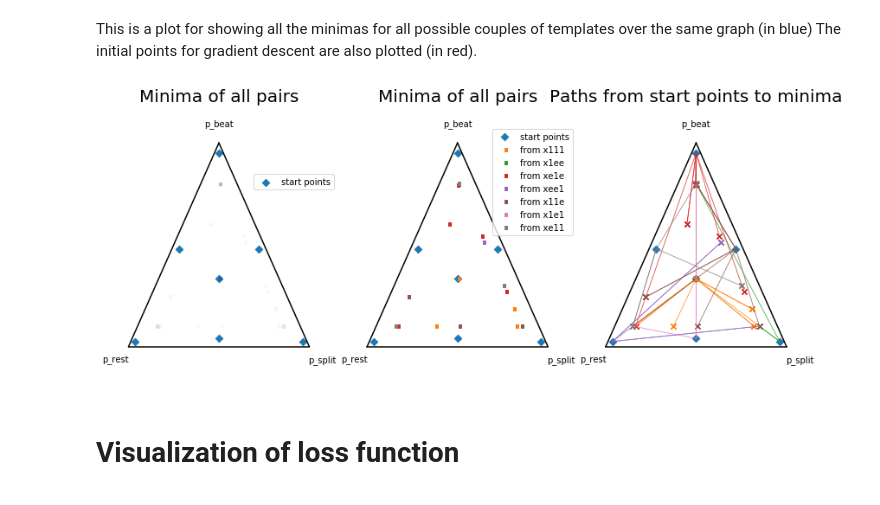
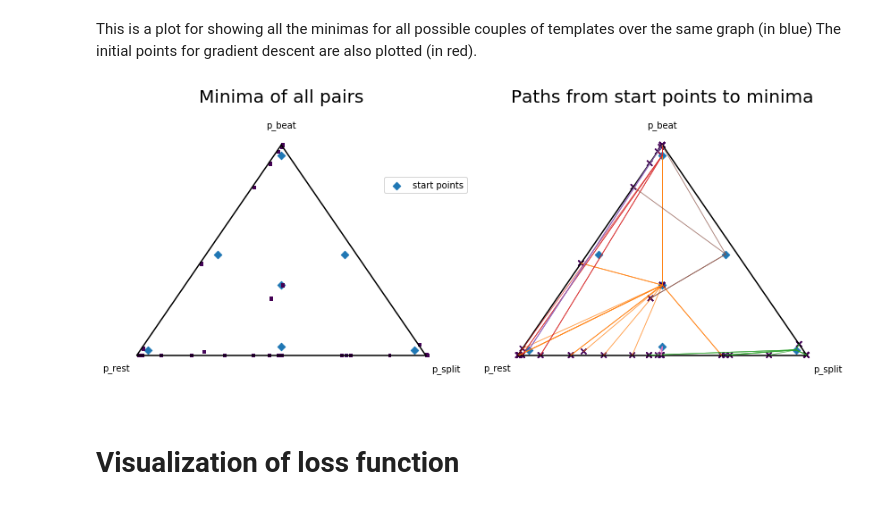
Before and after one commit to lucieperrotta/DCML, a Jupyter notebook: Pipeline.ipynb, the cells around one changed output. Saved outputs shown, nothing was run; the diff lists cells and outputs as text; code cells hidden in the pictures.

```diff
--- a/Pipeline.ipynb
+++ b/Pipeline.ipynb
@@ -753,17 +752,18 @@ for template1 in all_templates:
     for template2 in all_templates:
         if(template2 not in used_templates):
 
-            minimum = template_pairs[template1, template2][0].get('x')
+            minimum = template_pairs[template1, template2][0].get('x') # get first 3 probabilities
+            minimum = np.append(minimum, p_final_from_p(minimum[0], minimum[1], minimum[2])) # add leaf level probs
             loss = template_pairs[template1, template2][0].get('fun')
             color = np.append(color, loss)
 
-            entropy_x = template2entropy_f[template1](minimum[0], minimum[1], minimum[2])
-            entropy_y = template2entropy_f[template2](minimum[0], minimum[1], minimum[2])
+            entropy_x = template2entropy_f[template1](minimum[0], minimum[1], minimum[2], minimum[3], minimum[4])
+            entropy_y = template2entropy_f[template2](minimum[0], minimum[1], minimum[2], minimum[3], minimum[4])
             entropies_x = np.append(entropies_x, entropy_x)
             entropies_y = np.append(entropies_y, entropy_y)
 
-            ENB_x = template2ENB_f[template1](minimum[0], minimum[1], minimum[2])
-            ENB_y = template2ENB_f[template2](minimum[0], minimum[1], minimum[2])
+            ENB_x = template2ENB_f[template1](minimum[0], minimum[1], minimum[2], minimum[3], minimum[4])
+            ENB_y = template2ENB_f[template2](minimum[0], minimum[1], minimum[2], minimum[3], minimum[4])
             ENBs_x = np.append(ENBs_x, ENB_x)
             ENBs_y = np.append(ENBs_y, ENB_y)
 
@@ -823,13 +823,14 @@ for template1 in all_templates:
         if(template2 not in used_templates):
 
             minimum = template_pairs[template1, template2][0].get('x')
+            minimum = np.append(minimum, p_final_from_p(minimum[0], minimum[1], minimum[2])) # add leaf level probs
             loss = template_pairs[template1, template2][0].get('fun')
 
-            entropy_x = template2entropy_f[template1](minimum[0], minimum[1], minimum[2]) / max_entropy
-            entropy_y = template2entropy_f[template2](minimum[0], minimum[1], minimum[2]) / max_entropy
+            entropy_x = template2entropy_f[template1](minimum[0], minimum[1], minimum[2], minimum[3], minimum[4]) / max_entropy
+            entropy_y = template2entropy_f[template2](minimum[0], minimum[1], minimum[2], minimum[3], minimum[4]) / max_entropy
 
-            ENB_x = template2ENB_f[template1](minimum[0], minimum[1], minimum[2]) / max_ENB
-            ENB_y = template2ENB_f[template2](minimum[0], minimum[1], minimum[2]) / max_ENB
+            ENB_x = template2ENB_f[template1](minimum[0], minimum[1], minimum[2], minimum[3], minimum[4]) / max_ENB
+            ENB_y = template2ENB_f[template2](minimum[0], minimum[1], minimum[2], minimum[3], minimum[4]) / max_ENB
 
             color = colorsys.hsv_to_rgb(loss,1,1) # to cycle on hues rather than from black to white
             plt.plot([entropy_x, entropy_y], [ENB_x, ENB_y], '-', c=color)
@@ -878,7 +879,7 @@ This is a plot for showing all the minimas for all possible couples of templates
 from matplotlib import colors
 norm = colors.Normalize(vmin=0, vmax=1)
 
-f, (ax3, ax1, ax2) = plt.subplots(1, 3, figsize=(14, 5), sharey=True)
+f, (ax3, ax2) = plt.subplots(1, 2, figsize=(14, 5), sharey=True)
 ax1.axis('off')
 ax2.axis('off')
 ax3.axis('off')
@@ -890,7 +891,7 @@ figure3, tax3 = ternary.figure(scale=scale, ax=ax3)
 tax3.boundary()
 tax3.scatter([tuple([scale*y for y in x]) for x in start_points.values()],  marker="D", label='start points') # plot start points
 
-tax3.scatter([scale*x[0].get('x') for x in template_pairs.values()], marker='$.$', alpha=.01, c=[x[0].get('fun') for x in template_pairs.values()], norm=norm )
+tax3.scatter([scale*x[0].get('x') for x in template_pairs.values()], marker='$.$', alpha=1, c=[x[0].get('fun') for x in template_pairs.values()], norm=norm )
 
 tax3.legend(loc='right', bbox_to_anchor=(1.1,.8))
 
@@ -898,52 +899,38 @@ tax3.set_title("Minima of all pairs", fontsize=2*fontsize,y=1.12)
 tax3.left_corner_label("p_rest", fontsize=fontsize)
 tax3.right_corner_label("p_split", fontsize=fontsize)
 tax3.top_corner_label("p_beat", fontsize=fontsize)
-
-# CENTER PLOT ----------
-figure1, tax1 = ternary.figure(scale=scale, ax=ax1)
-tax1.boundary()
-tax1.scatter([tuple([scale*y for y in x]) for x in start_points.values()],  marker="D", label='start points') # plot start points
-
-for key in start_points.keys(): # Plot each minima in a different color according to its starting point
-    tax1.scatter([scale*x[0].get('x') for x in template_pairs.values() if x[1]==key], marker='$.$', label=f'from {key}') # plot minimas
-
-tax1.legend(loc='right', bbox_to_anchor=(1.1,.8))
-
-tax1.set_title("Minima of all pairs", fontsize=2*fontsize,y=1.12)
-tax1.left_corner_label("p_rest", fontsize=fontsize)
-tax1.right_corner_label("p_split", fontsize=fontsize)
-tax1.top_corner_label("p_beat", fontsize=fontsize)
 
 
 # RIGHT PLOT -----------
 figure2, tax2 = ternary.figure(scale=scale, ax=ax2)
 tax2.boundary()
 tax2.scatter([tuple([scale*y for y in x]) for x in start_points.values()],  marker="D", label='start points') # plot start points
 
 colors = plt.rcParams['axes.prop_cycle'].by_key()['color'] # iterate over the default color scheme
 iter = 1
 
 for key in start_points.keys(): # Plot each minima in a different color according to its starting point
     color = colors[iter]
     iter+=1
-
-    tax2.scatter([scale*x[0].get('x') for x in template_pairs.values() if x[1]==key],  marker='x', color=color, label=f'from {key}') # plot minimas
+    #tax2.scatter([scale*x[0].get('x') for x in template_pairs.values() if x[1]==key],  marker='x', color=color, label=f'from {key}') # plot minimas
 
     for x in template_pairs.values() :
         if (x[1]==key) :
             tax2.line(tuple([scale*y for y in start_points[key]]), scale*x[0].get('x'), linewidth=.8, color=color, alpha=.5)
+
+tax2.scatter([scale*x[0].get('x') for x in template_pairs.values()], marker='x', alpha=1, c=[x[0].get('fun') for x in template_pairs.values()], norm=norm )
 
 tax2.set_title("Paths from start points to minima", fontsize=2*fontsize,y=1.12)
 tax2.left_corner_label("p_rest", fontsize=fontsize)
 tax2.right_corner_label("p_split", fontsize=fontsize)
 tax2.top_corner_label("p_beat", fontsize=fontsize)
 
 plt.axis('off')
 plt.savefig("graphs/Minima of all pairs2", dpi=400, bbox_inches='tight')
 plt.plot()
 plt.show()
 # %% [output]
-[figure, old version]
+[figure, new version]
 # %% [markdown]
 # Visualization of loss function
 # %%
```
Also changed, not shown: parts of 29 cells of this notebook, 6 other files.
